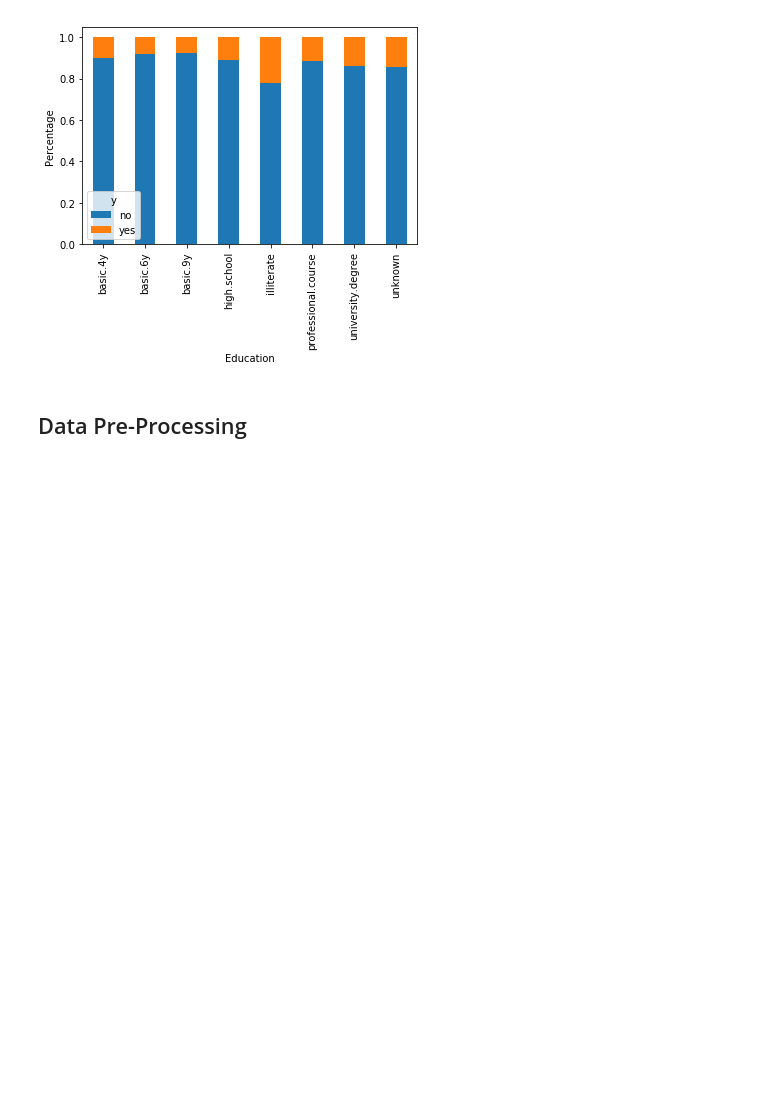
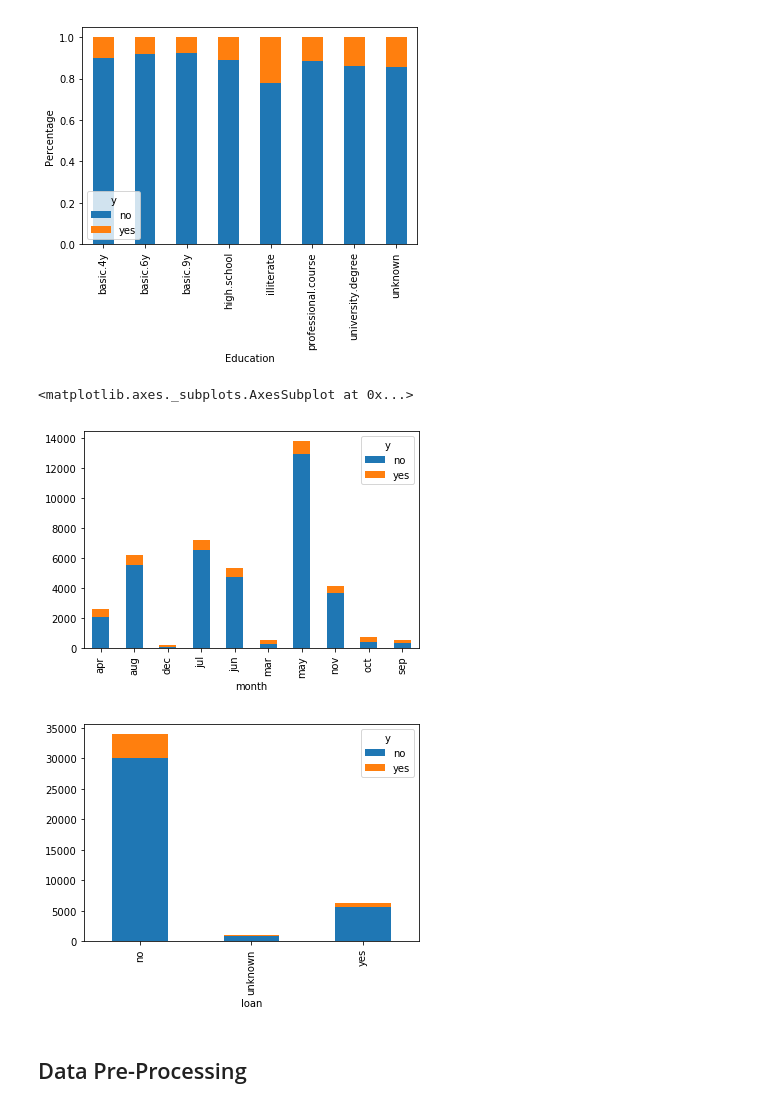
Before and after one commit to kwarodom/sidtechtalent, a Jupyter notebook: ML-Week3/Exercise/exercise.ipynb, the cells around one changed output. Cells and saved outputs as stored; diff of their text form; code cells hidden in the pictures; blank space fills up the shorter version.

```diff
--- a/ML-Week3/Exercise/exercise.ipynb
+++ b/ML-Week3/Exercise/exercise.ipynb
@@ -87,3 +84,19 @@ DO SOME DATA EXPLORATION
+# %%
+"""
+DO SOME DATA EXPLORATION
+"""
+#age_y = pd.crosstab(df.age, df.y)
+#age_y.div(age_y.sum(1).astype(float), axis=0).plot.bar(stacked=True)
+
+month_y = pd.crosstab(df.month, df.y)
+month_y.plot.bar(stacked=True)
+
+loan_y = pd.crosstab(df.loan, df.y)
+loan_y.plot.bar(stacked=True)
+# %% [output]
+<matplotlib.axes._subplots.AxesSubplot at 0x...>
+[figure, added]
+[figure, added]
 # %% [markdown]
 ## Data Pre-Processing
 # %%
```
Also changed, not shown: parts of 13 cells of this notebook.
